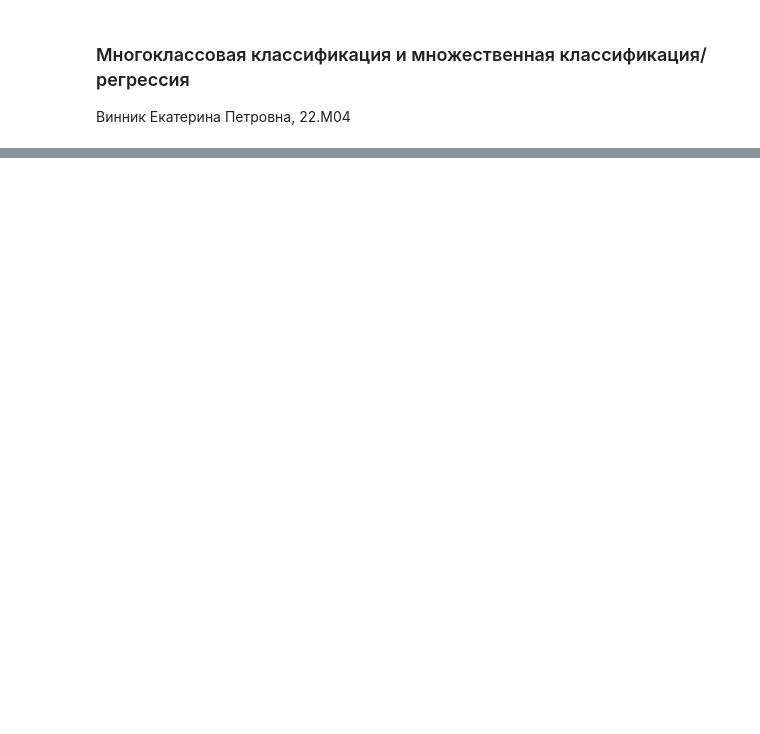
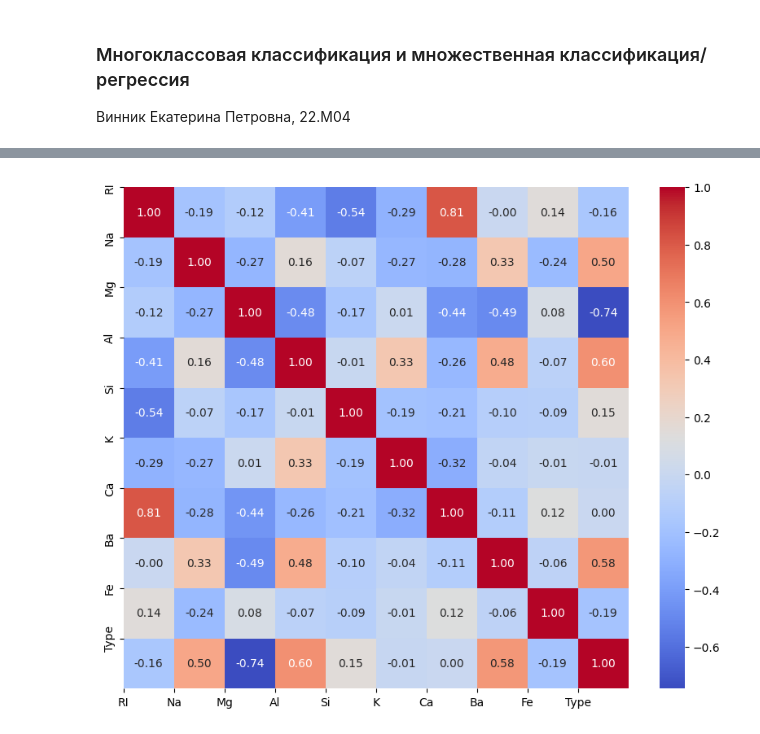
Before and after one commit to katevi/Introduction-to-ML, a Jupyter notebook: lab3/multiclass_classification_multioutput_regression.ipynb, the cells around one changed output, grey strips where cells are left out. Drawn from its saved outputs; the diff is of its cells as text; code cells hidden in the pictures; blank space fills up the shorter version.

```diff
--- a/lab3/multiclass_classification_multioutput_regression.ipynb
+++ b/lab3/multiclass_classification_multioutput_regression.ipynb
@@ -18,0 +49,14 @@
+# %%
+corr = df.corr()
+#Plot figsize
+fig, ax = plt.subplots(figsize=(10, 8))
+#Generate Heat Map, allow annotations and place floats in map
+sns.heatmap(corr, cmap='coolwarm', annot=True, fmt=".2f")
+#Apply xticks
+plt.xticks(range(len(corr.columns)), corr.columns);
+#Apply yticks
+plt.yticks(range(len(corr.columns)), corr.columns)
+#show plot
+plt.show()
+# %% [output]
+[figure, added]
```
Also changed, not shown: parts of 13 cells of this notebook, 1 other file.
